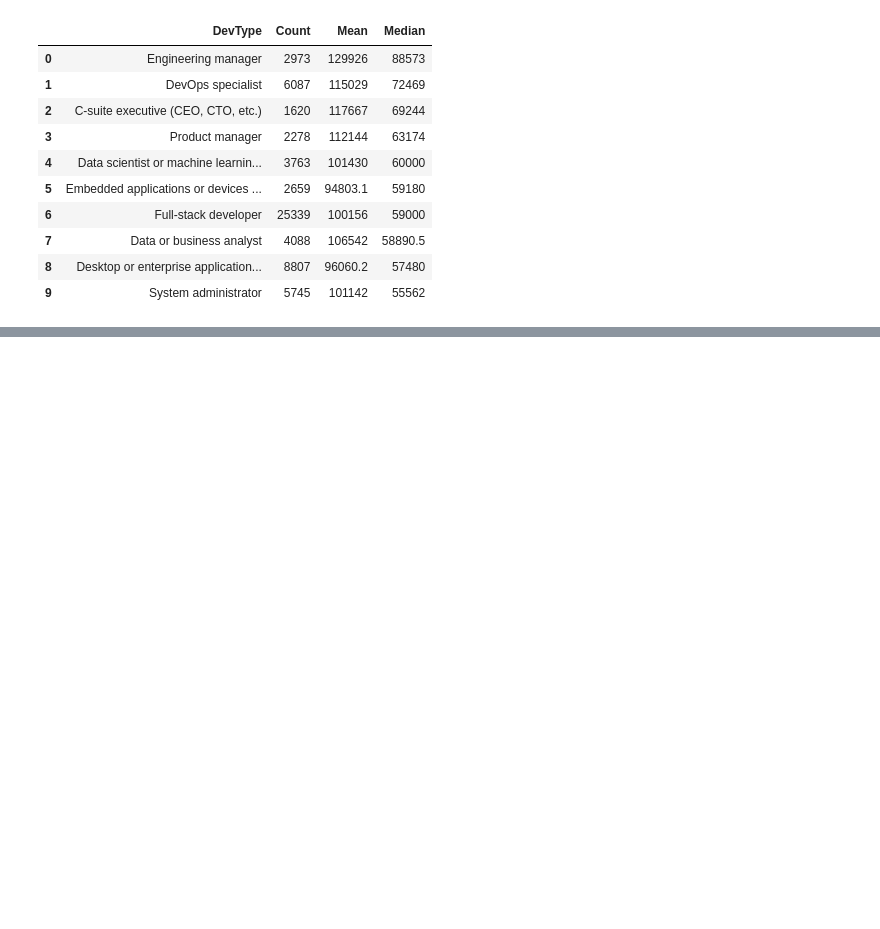
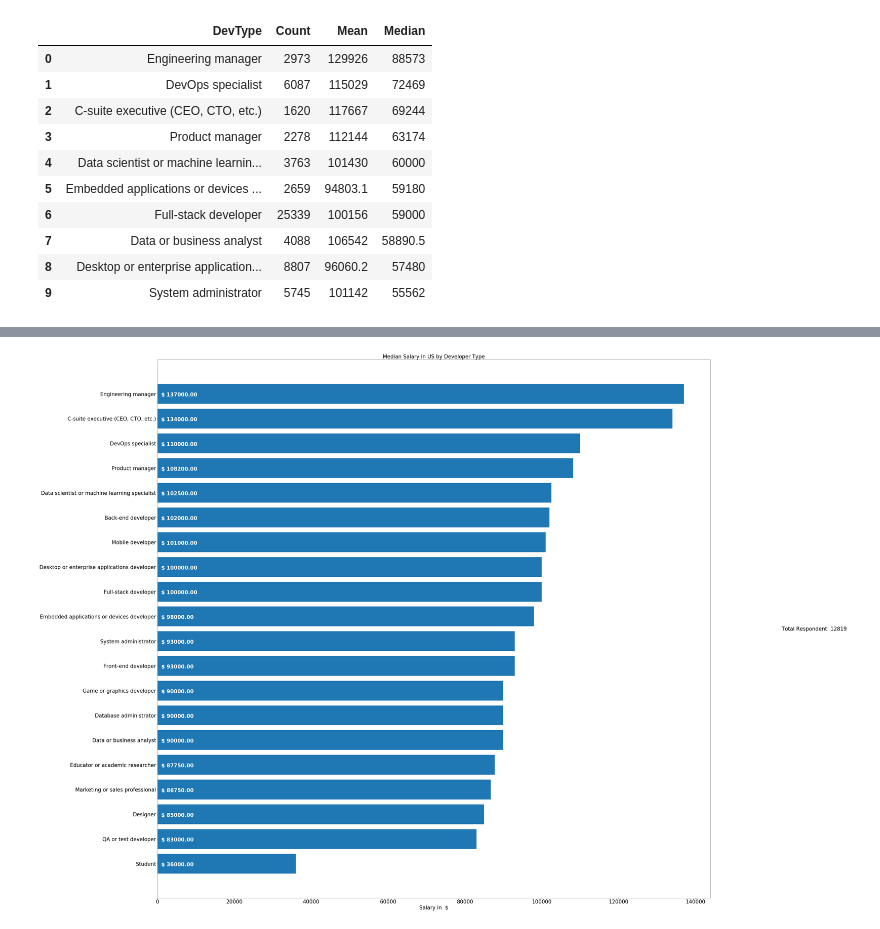
Before and after one commit to kuldeepemol/tech-nerds, a Jupyter notebook: Work-Career-analysis.ipynb, the cells around one changed output, grey strips where cells are left out. Saved outputs shown, nothing was run; the diff lists cells and outputs as text; code cells hidden in the pictures; blank space fills up the shorter version.

```diff
--- a/Work-Career-analysis.ipynb
+++ b/Work-Career-analysis.ipynb
@@ -444,0 +450,16 @@ x_axis = np.arange(len(us_dev_type_salary_df))
+# %%
+# Plot Developer system
+plt.figure(figsize=(50, 50))
+plt.barh(range(len(us_dev_type_salary_df)), us_dev_type_salary_df.Median, align='center')
+plt.yticks(range(len(us_dev_type_salary_df)), us_dev_type_salary_df.DevType, rotation=360, ha='right', fontsize=26)
+plt.xticks(fontsize=26)
+plt.title('Median Salary in US by Developer Type', fontsize=26)
+plt.xlabel('Salary in  $', fontsize=26)
+
+for i, v in enumerate(us_dev_type_salary_df.Median):
+    plt.text(1000, i - 0.10 , "$ {0:.2f}".format(v), color='white', fontweight='bold', fontsize=26)
+
+plt.gcf().text(1, 0.5, f'Total Respondent: {us_developer_count}', fontsize=26)
+plt.savefig('Images/developer-type-vs-salary.png', bbox_inches='tight')
+# %% [output]
+[figure, added]
```
Also changed, not shown: parts of 3 cells of this notebook, 1 other file.
